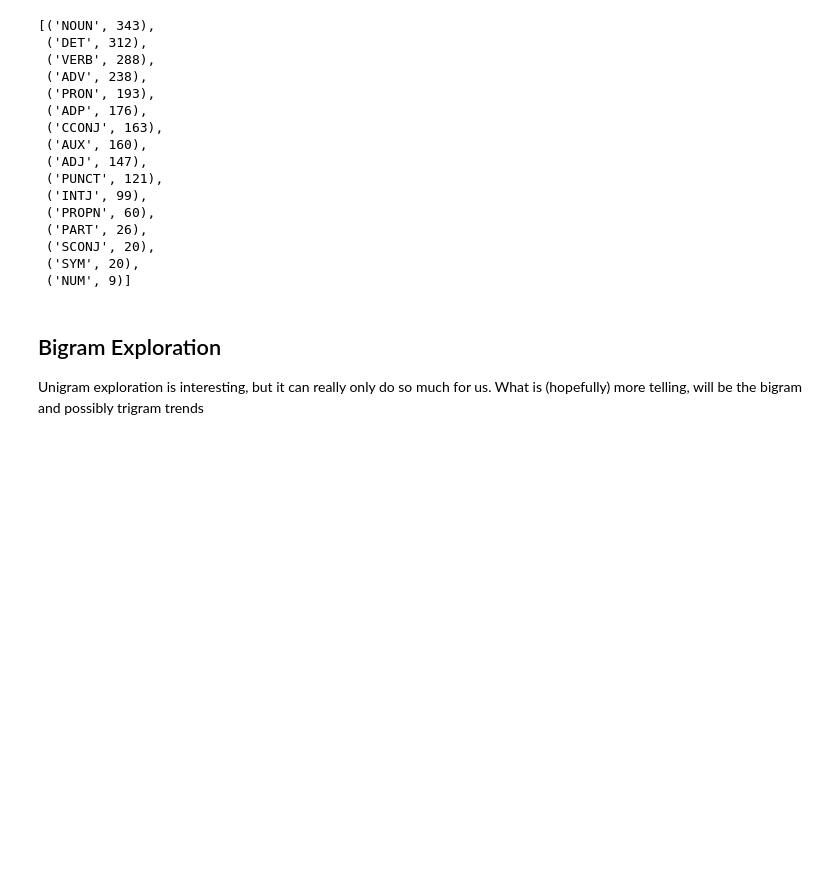
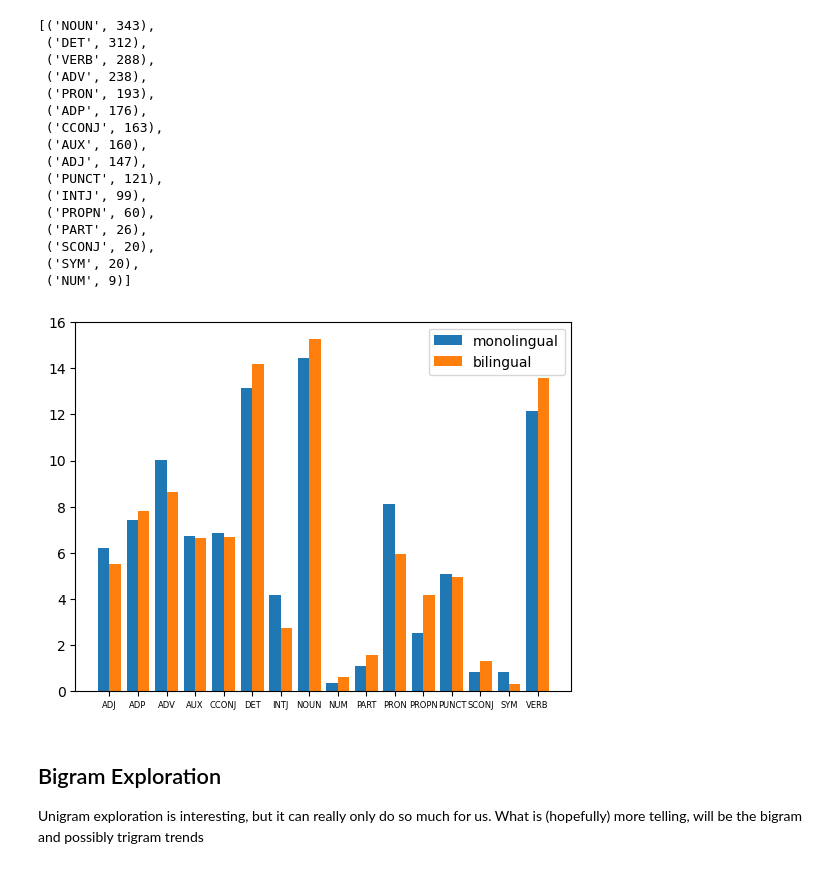
Before and after one commit to Data-Science-for-Linguists-2025/DEU-ENG-Mono-and-Billingual-Speakers, a Jupyter notebook: ExploringRUEGData.ipynb, the cells around one changed output. Saved outputs shown, nothing was run; the diff lists cells and outputs as text; code cells hidden in the pictures; blank space fills up the shorter version.

```diff
--- a/ExploringRUEGData.ipynb
+++ b/ExploringRUEGData.ipynb
@@ -222,6 +242,27 @@ monouni_postagsfd.most_common(20)
  ('SCONJ', 20),
  ('SYM', 20),
  ('NUM', 9)]
+# %%
+mono_nums = monouni_postagsfd.most_common(20)
+sorted_mono_nums = sorted(mono_nums, key=lambda x: x[0])
+mono_numsx = [(x) for (x,y) in sorted_mono_nums]
+mono_numsy = [(((y/len(monolingual_uni_pos)) *100)) for (x,y) in sorted_mono_nums]
+bi_nums = biuni_postagsfd.most_common(20)
+sorted_bi_nums = sorted(bi_nums, key=lambda x: x[0])
+bi_numsx = [(x) for (x,y) in sorted_bi_nums]
+bi_numsy = [(((y/len(bilingual_uni_pos)) *100)) for (x,y) in sorted_bi_nums]
+# %%
+w, x = 0.4, np.arange(len(mono_numsx))
+fig, ax = plt.subplots()
+ax.bar(x - w/2, mono_numsy, width = w, label='monolingual')
+ax.bar(x + w/2, bi_numsy, width = w, label='bilingual')
+ax.set_xticks(x)
+ax.set_xticklabels(mono_numsx)
+plt.xticks(fontsize = 6)
+plt.legend()
+plt.show()
+# %% [output]
+[figure, added]
 # %%
 ## add in machine learning for giggles because I know it's not going to be good at this stage
 # %% [markdown]
```
Also changed, not shown: parts of 16 cells of this notebook, 2 other files.
